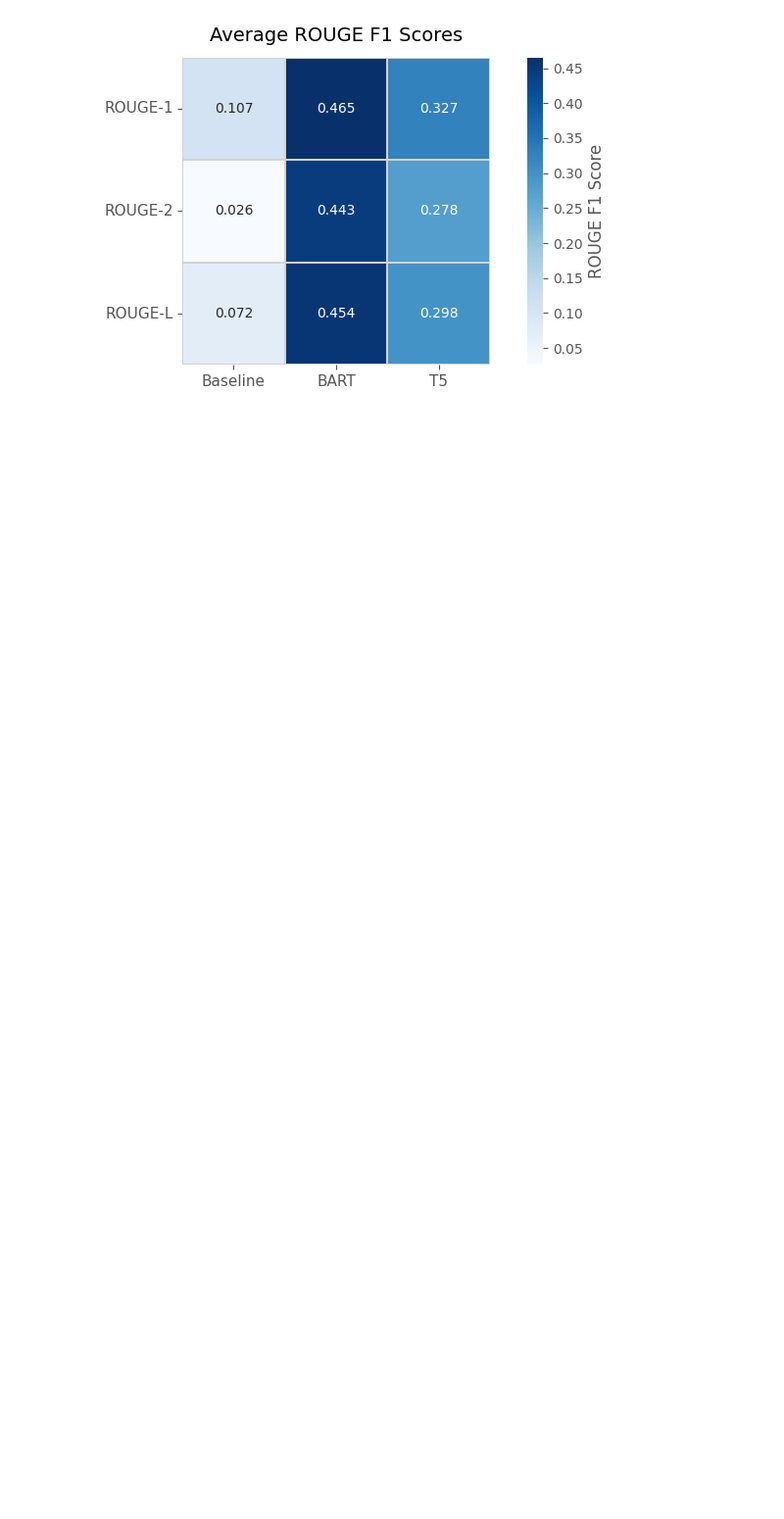
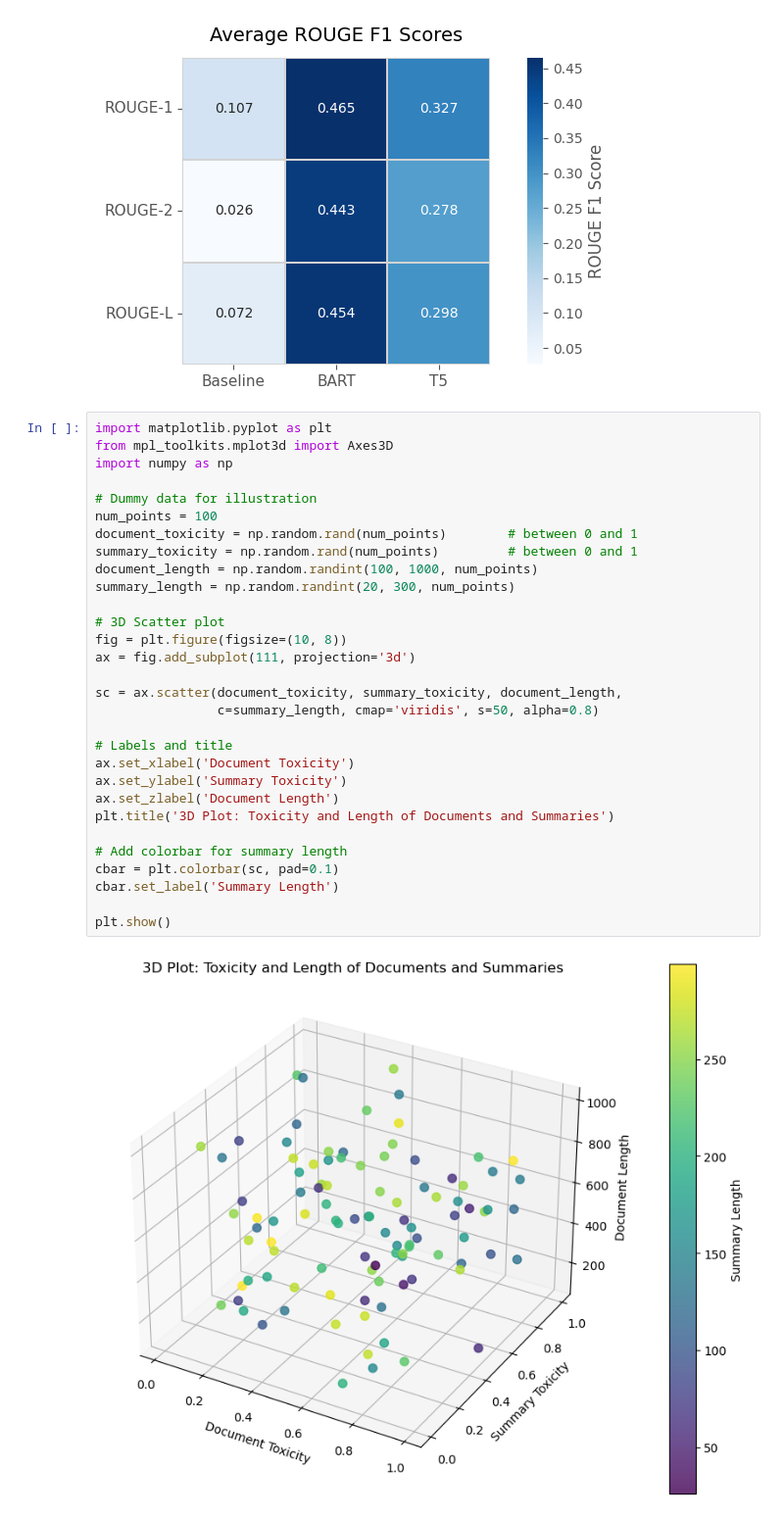
Before and after one commit to arunimaCh29/Text-Summarisation-Eval, a Jupyter notebook: project/report.ipynb, the cells around one changed output. Shown at 98% size. Saved outputs shown, nothing was run; the diff lists cells and outputs as text; blank space fills up the shorter version.

```diff
--- a/project/report.ipynb
+++ b/project/report.ipynb
@@ -322,3 +383,35 @@ df_scores = plot_rouge_average_heatmap()
 # %% [output]
 [figure]
 [figure]
+# %%
+import matplotlib.pyplot as plt
+from mpl_toolkits.mplot3d import Axes3D
+import numpy as np
+
+# Dummy data for illustration
+num_points = 100
+document_toxicity = np.random.rand(num_points)        # between 0 and 1
+summary_toxicity = np.random.rand(num_points)         # between 0 and 1
+document_length = np.random.randint(100, 1000, num_points)
+summary_length = np.random.randint(20, 300, num_points)
+
+# 3D Scatter plot
+fig = plt.figure(figsize=(10, 8))
+ax = fig.add_subplot(111, projection='3d')
+
+sc = ax.scatter(document_toxicity, summary_toxicity, document_length,
+                c=summary_length, cmap='viridis', s=50, alpha=0.8)
+
+# Labels and title
+ax.set_xlabel('Document Toxicity')
+ax.set_ylabel('Summary Toxicity')
+ax.set_zlabel('Document Length')
+plt.title('3D Plot: Toxicity and Length of Documents and Summaries')
+
+# Add colorbar for summary length
+cbar = plt.colorbar(sc, pad=0.1)
+cbar.set_label('Summary Length')
+
+plt.show()
+# %% [output]
+[figure, added]
```
Also changed, not shown: parts of 7 cells of this notebook.
